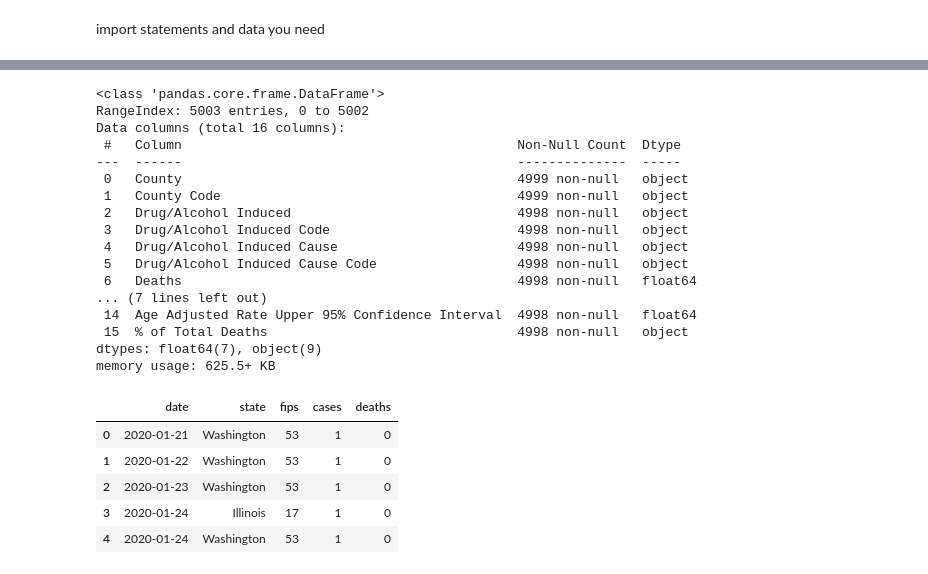
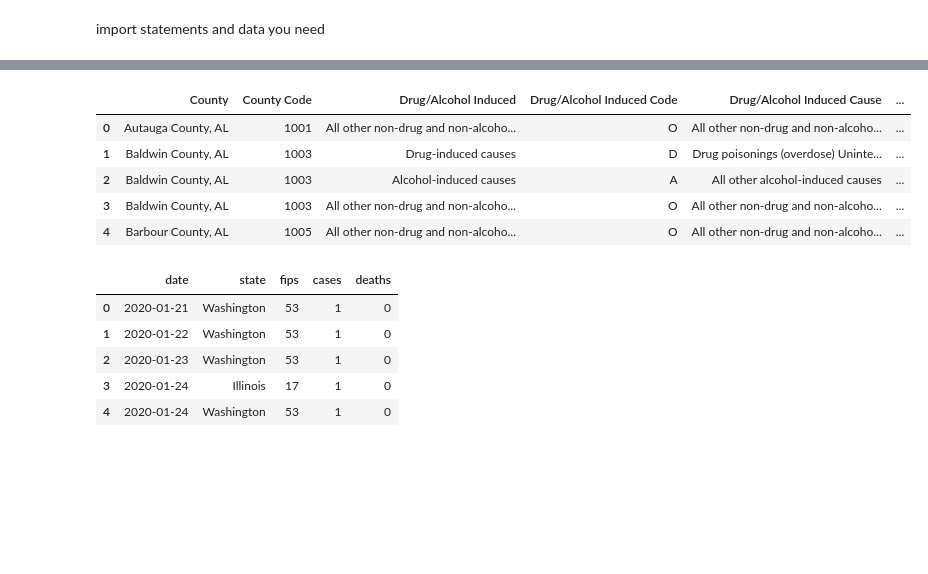
Before and after one commit to AM-Mahon/data-mining-semester-project, a Jupyter notebook: Data Cleaning Template.ipynb, the cells around one changed output, grey strips where cells are left out. Cells and saved outputs as stored; diff of their text form; code cells hidden in the pictures; blank space fills up the shorter version.

```diff
--- a/Data Cleaning Template.ipynb
+++ b/Data Cleaning Template.ipynb
@@ -81,30 +157,21 @@ dfODeath.head()
 # %%
 # dataframe for fourth csv file
 
 # Underlying Cause of Death, 1999-2019.csv
 file_path4 = '../data-mining-semester-project/data/Underlying Cause of Death, 1999-2019.csv'
 
+# drop anything not in Alabama, Arkansas, Delaware, the District of Columbia, Florida, Georgia, Kentucky, Louisiana, Maryland, Mississippi, North Carolina, Oklahoma, South Carolina, Tennessee, Texas, Virginia, and West Virginia.
+# reduce time to 2015 to 2020 for this dataset
 # Load the data into a DataFrame
 dfCDeath = pd.read_csv(file_path4)
 dfCDeath.head()
-dfCDeath.info()
+# dfCDeath.info()
 # %% [output]
-<class 'pandas.core.frame.DataFrame'>
-RangeIndex: 5003 entries, 0 to 5002
-Data columns (total 16 columns):
- #   Column                                           Non-Null Count  Dtype
----  ------                                           --------------  -----
- 0   County                                           4999 non-null   object
- 1   County Code                                      4999 non-null   object
- 2   Drug/Alcohol Induced                             4998 non-null   object
- 3   Drug/Alcohol Induced Code                        4998 non-null   object
- 4   Drug/Alcohol Induced Cause                       4998 non-null   object
- 5   Drug/Alcohol Induced Cause Code                  4998 non-null   object
- 6   Deaths                                           4998 non-null   float64
-... (7 lines left out)
- 14  Age Adjusted Rate Upper 95% Confidence Interval  4998 non-null   float64
- 15  % of Total Deaths                                4998 non-null   object
-dtypes: float64(7), object(9)
-memory usage: 625.5+ KB
+|  | County | County Code | Drug/Alcohol Induced | Drug/Alcohol Induced Code | Drug/Alcohol Induced Cause | ... |
+| 0 | Autauga County, AL | 1001 | All other non-drug and non-alcoho... | O | All other non-drug and non-alcoho... | ... |
+| 1 | Baldwin County, AL | 1003 | Drug-induced causes | D | Drug poisonings (overdose) Uninte... | ... |
+| 2 | Baldwin County, AL | 1003 | Alcohol-induced causes | A | All other alcohol-induced causes | ... |
+| 3 | Baldwin County, AL | 1003 | All other non-drug and non-alcoho... | O | All other non-drug and non-alcoho... | ... |
+| 4 | Barbour County, AL | 1005 | All other non-drug and non-alcoho... | O | All other non-drug and non-alcoho... | ... |
 # %%
 # state death data covid19
```
Also changed, not shown: parts of 6 cells of this notebook.
